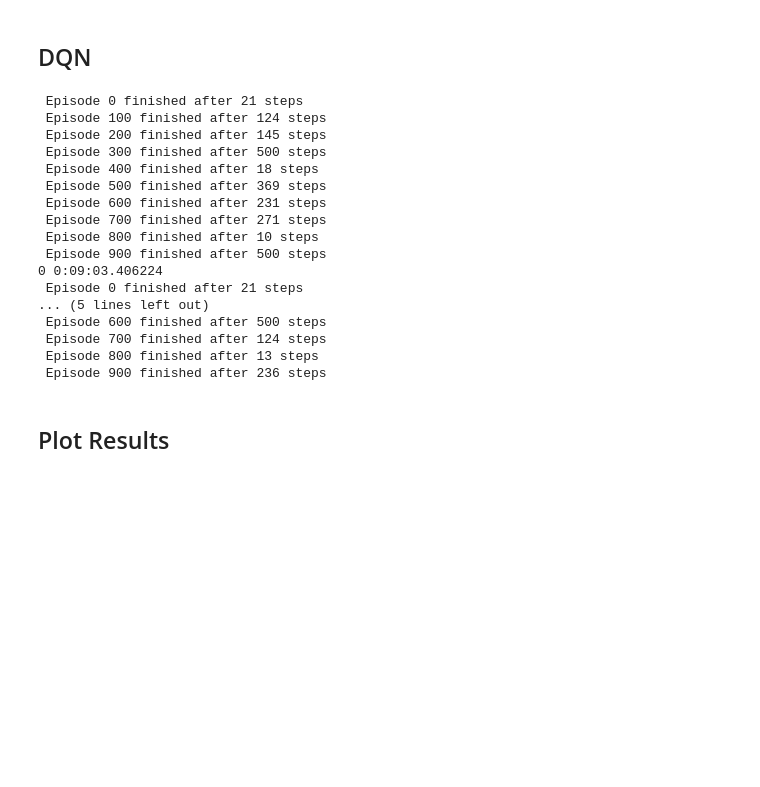
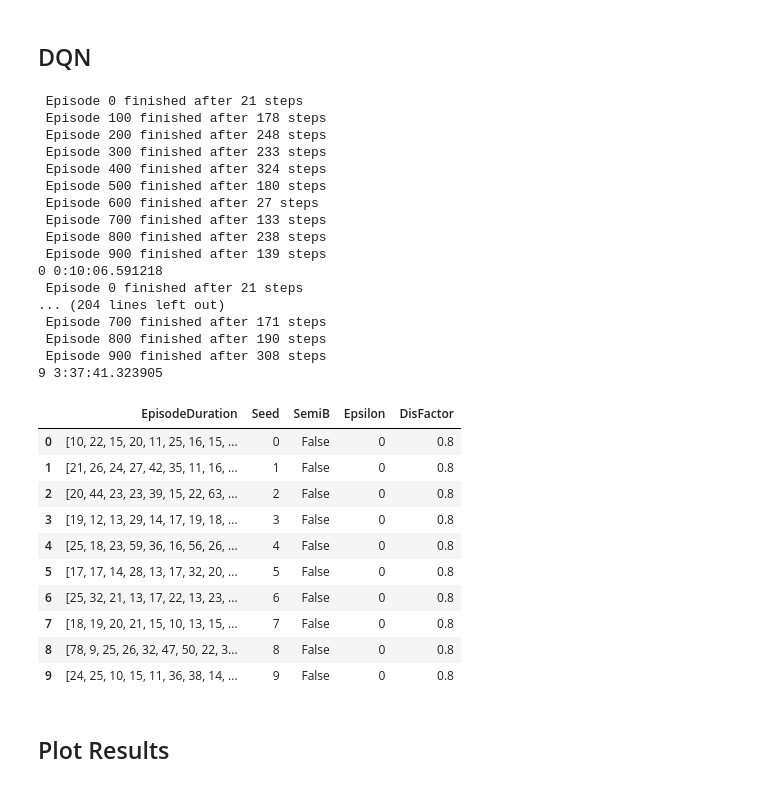
Before and after one commit to ChristophHoenes/RL_Reproducers, a Jupyter notebook: DQN_polecart_cleaned.ipynb, the cells around one changed output. Cells and saved outputs as stored; diff of their text form; code cells hidden in the pictures; blank space fills up the shorter version.

```diff
--- a/DQN_polecart_cleaned.ipynb
+++ b/DQN_polecart_cleaned.ipynb
@@ -92,7 +92,7 @@ def compute_q_vals(Q, states, actions):
     try:
         return torch.gather(Q.forward(states),1, actions)
     except:
-        return Q_net.forward(state)[action].flatten()
+        return Q_net.forward(states)[actions].flatten()
 
 
 def compute_targets(Q, rewards, next_states, dones, discount_factor):
@@ -186,20 +186,20 @@ def run_episodes(train, Q, policy, memory, env, num_episodes, batch_size, discou
 # Let's run it!
 num_episodes = 1000
 batch_size = 64
-discount_factor = 0.8
+#discount_factor = 0.8
 learn_rate = 1e-3
 memory = ReplayMemory(10000)
 num_hidden = 128
-results={}
 results2={}
-counter=0
 env = gym.envs.make("CartPole-v1")
 
 x=datetime.datetime.now()
 for semib in [True, False]:
+    results={}
+    counter=0
     for seed in range(10):
         for epsilon in [0.0]:
-            for discount_factor in [1]:
+            for discount_factor in [0.8]:
                 # We will seed the algorithm (before initializing QNetwork!) for reproducibility
                 random.seed(seed)
                 torch.manual_seed(seed)
@@ -215,24 +215,38 @@ for semib in [True, False]:
                 counter=counter+1
         print(seed, datetime.datetime.now()-x)
     results_df=pd.DataFrame(results).T
-    results_df.to_json('results_semi_{}.json'.format(semib))
+    results_df.to_json('results2_semi_{}.json'.format(semib))
 # %% [output]
  Episode 0 finished after 21 steps
- Episode 100 finished after 124 steps
- Episode 200 finished after 145 steps
- Episode 300 finished after 500 steps
- Episode 400 finished after 18 steps
- Episode 500 finished after 369 steps
- Episode 600 finished after 231 steps
- Episode 700 finished after 271 steps
- Episode 800 finished after 10 steps
- Episode 900 finished after 500 steps
-0 0:09:03.406224
+ Episode 100 finished after 178 steps
+ Episode 200 finished after 248 steps
+ Episode 300 finished after 233 steps
+ Episode 400 finished after 324 steps
+ Episode 500 finished after 180 steps
+ Episode 600 finished after 27 steps
+ Episode 700 finished after 133 steps
+ Episode 800 finished after 238 steps
+ Episode 900 finished after 139 steps
+0 0:10:06.591218
  Episode 0 finished after 21 steps
-... (5 lines left out)
- Episode 600 finished after 500 steps
- Episode 700 finished after 124 steps
- Episode 800 finished after 13 steps
- Episode 900 finished after 236 steps
+... (204 lines left out)
+ Episode 700 finished after 171 steps
+ Episode 800 finished after 190 steps
+ Episode 900 finished after 308 steps
+9 3:37:41.323905
+# %%
+results_df
+# %% [output]
+|  | EpisodeDuration | Seed | SemiB | Epsilon | DisFactor |
+| 0 | [10, 22, 15, 20, 11, 25, 16, 15, ... | 0 | False | 0 | 0.8 |
+| 1 | [21, 26, 24, 27, 42, 35, 11, 16, ... | 1 | False | 0 | 0.8 |
+| 2 | [20, 44, 23, 23, 39, 15, 22, 63, ... | 2 | False | 0 | 0.8 |
+| 3 | [19, 12, 13, 29, 14, 17, 19, 18, ... | 3 | False | 0 | 0.8 |
+| 4 | [25, 18, 23, 59, 36, 16, 56, 26, ... | 4 | False | 0 | 0.8 |
+| 5 | [17, 17, 14, 28, 13, 17, 32, 20, ... | 5 | False | 0 | 0.8 |
+| 6 | [25, 32, 21, 13, 17, 22, 13, 23, ... | 6 | False | 0 | 0.8 |
+| 7 | [18, 19, 20, 21, 15, 10, 13, 15, ... | 7 | False | 0 | 0.8 |
+| 8 | [78, 9, 25, 26, 32, 47, 50, 22, 3... | 8 | False | 0 | 0.8 |
+| 9 | [24, 25, 10, 15, 11, 36, 38, 14, ... | 9 | False | 0 | 0.8 |
 # %% [markdown]
 ## Plot Results ##
```
Also changed, not shown: parts of 5 cells of this notebook.
